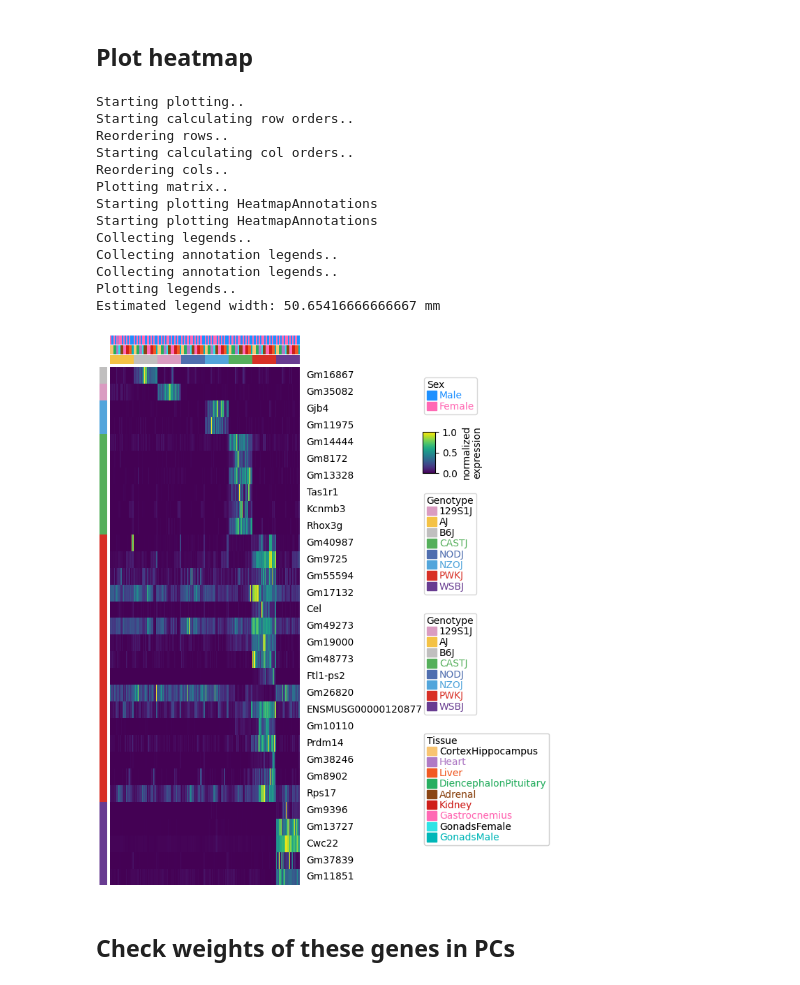
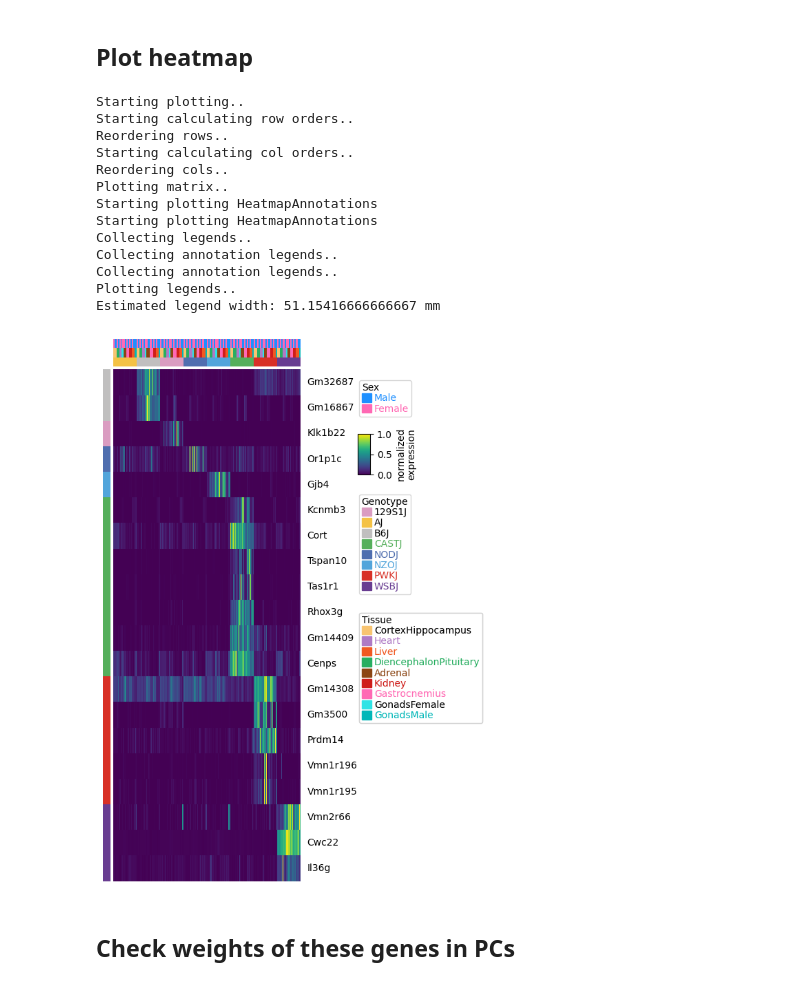
Before and after one commit to mortazavilab/8cube_manuscript, a Jupyter notebook: notebooks/Fig1.ipynb, the cells around one changed output. Saved outputs shown, nothing was run; the diff lists cells and outputs as text; code cells hidden in the pictures.

Commit message:
big update for main figures and some supp to exactly match paper

```diff
--- a/notebooks/Fig1.ipynb
+++ b/notebooks/Fig1.ipynb
@@ -617,19 +770,7 @@ data = expr_mat_scaled
 # %% [markdown]
 ## Set up heatmap annotation for rows and cols
 # %%
-df_row_data = {
-    'Genotype': ['B6J'] * 1 + ['129S1J'] * 1 + ['NZOJ'] * 2 + ['CASTJ'] * 6 + ['PWKJ'] * 16 + ['WSBJ'] * 5 ,
-    'Gene': [
-        'Gm16867',
-        'Gm35082',
-        'Gjb4', 'Gm11975',
-        'Gm14444','Gm8172', 'Gm13328', 'Tas1r1', 'Kcnmb3', 'Rhox3g',
-        'Gm40987', 'Gm9725', 'Gm55594', 'Gm17132', 'Cel', 'Gm49273', 'Gm19000', 'Gm48773', 'Ftl1-ps2', 'Gm26820','ENSMUSG00000120877', 'Gm10110', 'Prdm14', 'Gm38246', 'Gm8902', 'Rps17',
-        'Gm9396', 'Gm13727', 'Cwc22', 'Gm37839', 'Gm11851'
-    ]
-}
-
-df_row = pd.DataFrame(df_row_data)
+df_row = strain_marker_list
 df_row.index = df_row['Gene']
 
 df_col = my_pdata.obs
@@ -666,15 +807,6 @@ geno_dict = {
 }
 
 
-col_ha = pch.HeatmapAnnotation(Sex=pch.anno_simple(df_col['Sex'],colors=sex_dict),
-                               Tissue=pch.anno_simple(df_col['Tissue'],colors=tissue_dict),
-                               Genotype=pch.anno_simple(df_col['Genotype'],colors=geno_dict),
-                               label_kws = {'visible': False},
-                               axis=1)
-left_ha = pch.HeatmapAnnotation(Genotype=pch.anno_simple(df_row['Genotype'],colors=geno_dict),
-                                label_kws = {'visible': False},
-                                axis=0)
-
 
 genotype_categories = ['AJ','B6J','129S1J','NODJ','NZOJ','CASTJ','PWKJ','WSBJ']
 tissue_categories = ['CortexHippocampus',
@@ -696,3 +828,17 @@ df_col['Sex'] = pd.Categorical(df_col['Sex'], categories=sex_categories, ordered
 order_criteria = ['Genotype','Tissue', 'Sex']
 
 df_col.sort_values(order_criteria, inplace=True)
+
+
+df_row['Genotype'] = pd.Categorical(df_row['Genotype'], categories=genotype_categories, ordered=True)
+df_row.sort_values('Genotype', inplace=True)
+
+
+col_ha = pch.HeatmapAnnotation(Sex=pch.anno_simple(df_col['Sex'],colors=sex_dict),
+                               Tissue=pch.anno_simple(df_col['Tissue'],colors=tissue_dict),
+                               Genotype=pch.anno_simple(df_col['Genotype'],colors=geno_dict),
+                               label_kws = {'visible': False},
+                               axis=1)
+left_ha = pch.HeatmapAnnotation(Genotype=pch.anno_simple(df_row['Genotype'],colors=geno_dict),
+                                label_kws = {'visible': False},
+                                axis=0)
@@ -698,0 +855,3 @@ df_col.sort_values(order_criteria, inplace=True)
+# %%
+data = expr_mat_scaled
+data = data.loc[df_row.index.tolist(),df_col.index.tolist()]
@@ -700,31 +870,31 @@ df_col.sort_values(order_criteria, inplace=True)
 ## Plot heatmap
 # %%
 plt.figure(figsize=(3.75, 9))
-cm = pch.ClusterMapPlotter(data=data.loc[df_row.index.tolist(),df_col.index.tolist()],
+cm = pch.ClusterMapPlotter(data=data,
                            show_rownames = True,
                            cmap = "viridis",
                            label = "normalized\nexpression",
                            top_annotation=col_ha, left_annotation=left_ha,
                            row_cluster=False,col_cluster=False)
 
-plt.savefig("../fig1/geno_specific_gene_hmap_all_tissues_pbulk_sample.png",bbox_inches='tight', dpi=300)
+plt.savefig("../fig1/geno_specific_gene_hmap_all_tissues_pbulk_sample_ALL_82.png",bbox_inches='tight', dpi=300)
 
 plt.show()
 # %% [output]
 Starting plotting..
 Starting calculating row orders..
 Reordering rows..
 Starting calculating col orders..
 Reordering cols..
 Plotting matrix..
 Starting plotting HeatmapAnnotations
 Starting plotting HeatmapAnnotations
 Collecting legends..
 Collecting annotation legends..
 Collecting annotation legends..
 Plotting legends..
-Estimated legend width: 50.65416666666667 mm
+Estimated legend width: 51.15416666666667 mm
-[figure, old version]
+[figure, new version]
 # %% [markdown]
 ## Check weights of these genes in PCs
 # %%
```
Also changed, not shown: parts of 90 cells of this notebook, 6 other files.
